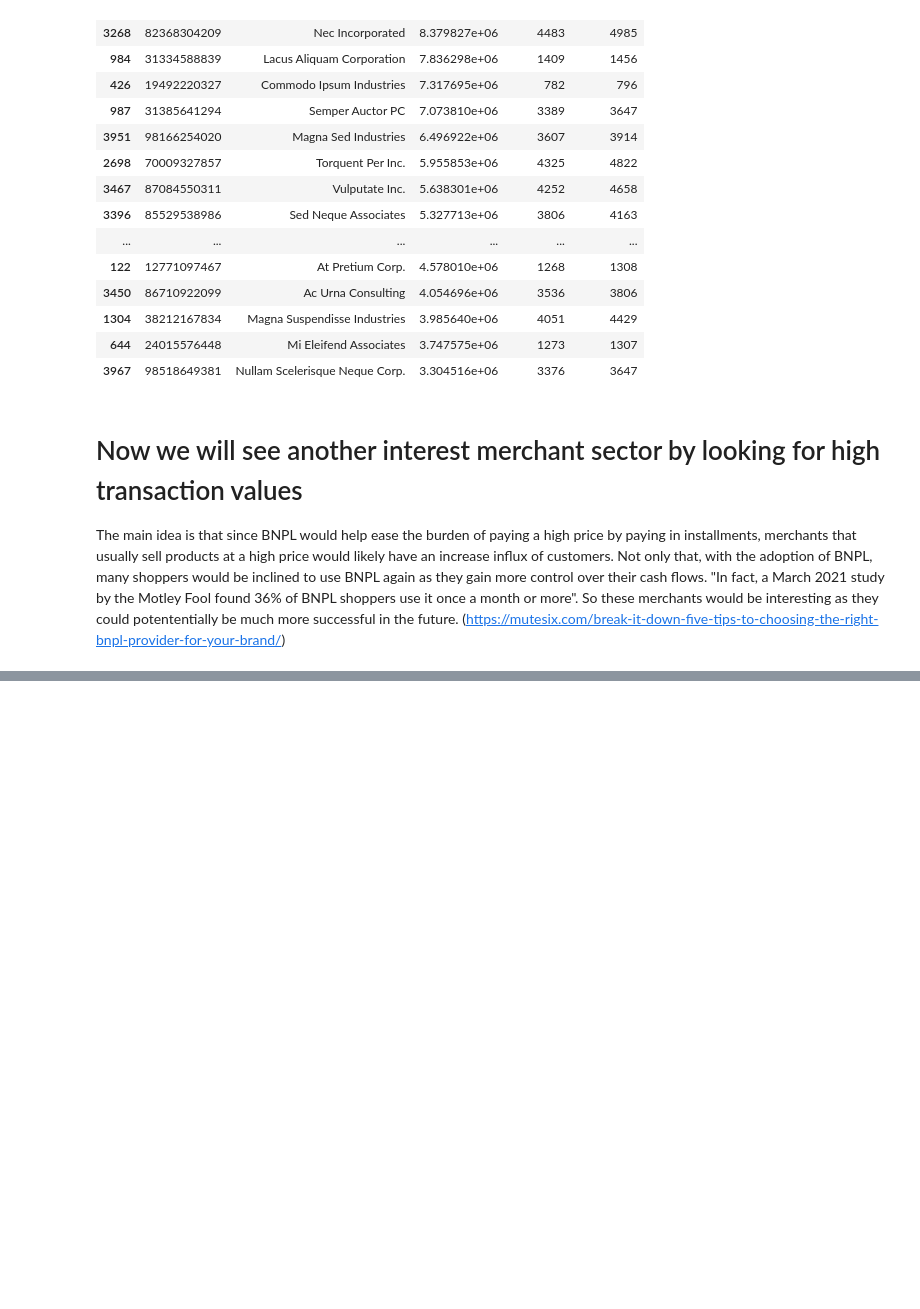
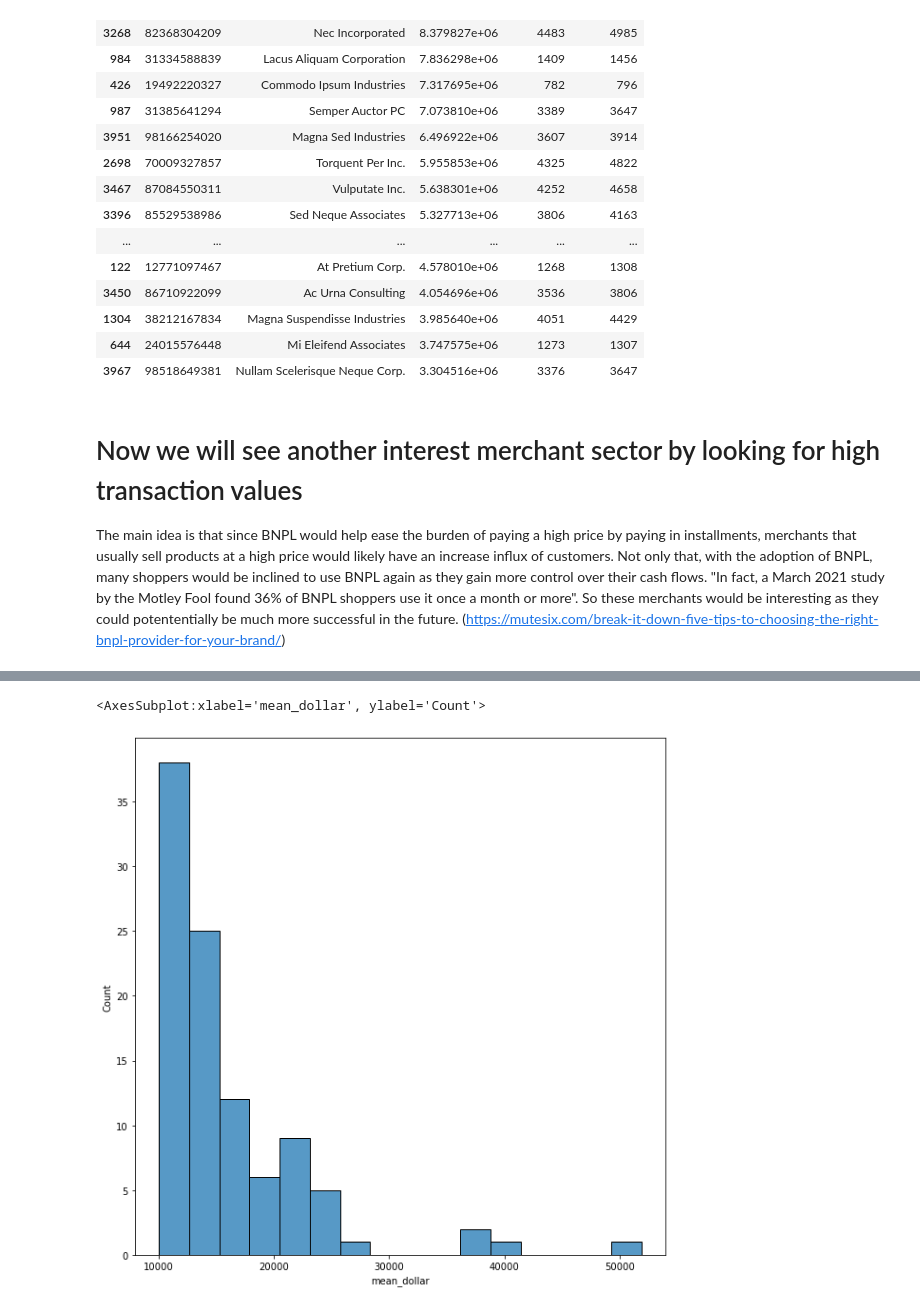
Before and after one commit to MAST30034-Applied-Data-Science/generic-buy-now-pay-later-project-group-17-adsb, a Jupyter notebook: notebooks/Interesting_merchants_analysis.ipynb, the cells around one changed output, grey strips where cells are left out. Saved outputs shown, nothing was run; the diff lists cells and outputs as text; code cells hidden in the pictures; blank space fills up the shorter version.

```diff
--- a/notebooks/Interesting_merchants_analysis.ipynb
+++ b/notebooks/Interesting_merchants_analysis.ipynb
@@ -118,0 +143,7 @@ The main idea is that since BNPL would help ease the burden of paying a high pri
+# %%
+plt.figure(figsize=(10,10))
+high_trans = transactions_col2[transactions_col2['mean_dollar']>10000]
+sns.histplot(high_trans['mean_dollar'])
+# %% [output]
+<AxesSubplot:xlabel='mean_dollar', ylabel='Count'>
+[figure, added]
```
Also changed, not shown: parts of 4 cells of this notebook.
